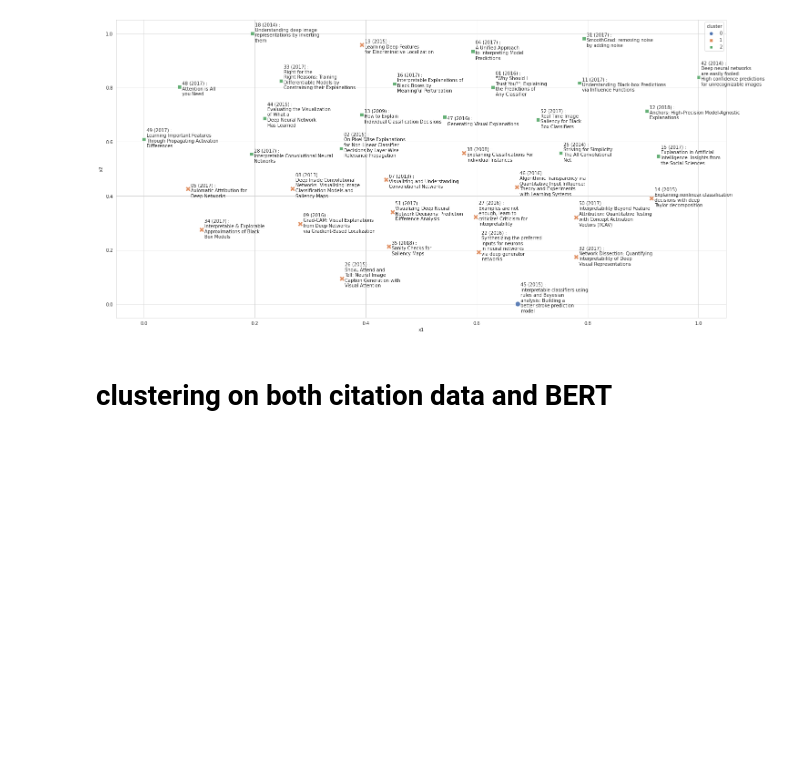
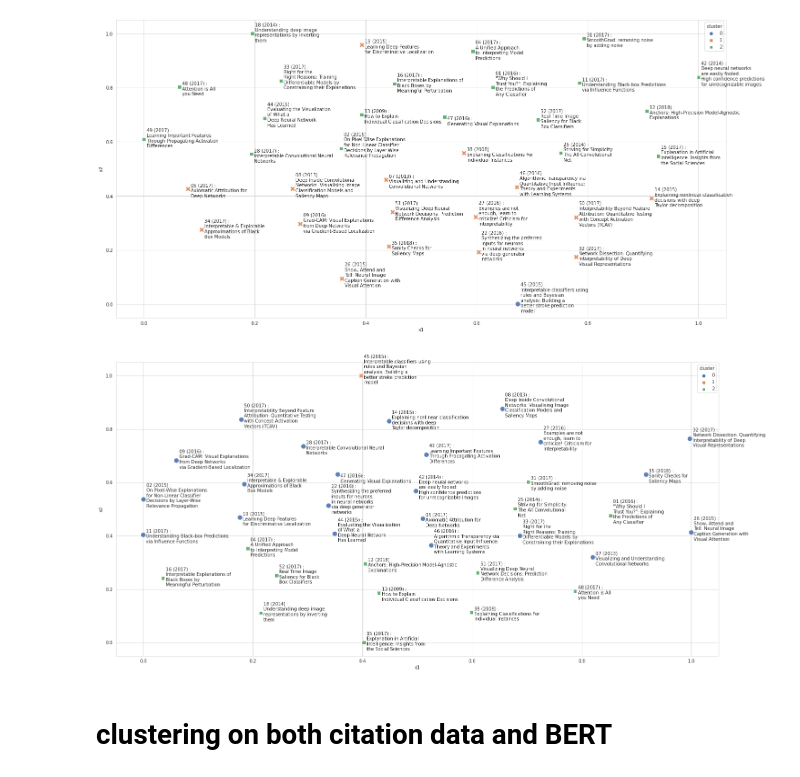
Before and after one commit to mozo64/xai-survey, a Jupyter notebook: src/clustering.ipynb, the cells around one changed output. Saved outputs shown, nothing was run; the diff lists cells and outputs as text; code cells hidden in the pictures; blank space fills up the shorter version.

Commit message:
Clustering of articles on survey data
- SpaCy + citation - 7 clusters

```diff
--- a/src/clustering.ipynb
+++ b/src/clustering.ipynb
@@ -374,0 +394,4 @@ explained variance perc = 59.99654682931723%
+# %%
+df_edges_spacy = pd.concat([df_edges_one_hot['article_which_cities'], df_edges_spacy], axis=1, join="inner")
+df_edges_spacy['cluster_kmeans'] = -1
+df_edges_spacy
@@ -374,0 +419,3 @@ explained variance perc = 59.99654682931723%
+# %%
+df_edges_spacy_lsa = get_LSA(df_edges_spacy, 'article_which_cities', 3)
+df_edges_spacy_lsa
@@ -379,11 +445,13 @@ df_edges_one_hot = k_means(df_edges_one_hot, 'article_which_cities', 3)
 df_edges_lsa = k_means(df_edges_lsa, 'article_which_cities', 3)
 df_edges_bert = k_means(df_edges_bert, 'article_which_cities', 3)
 df_edges_bert_lsa = k_means(df_edges_bert_lsa, 'article_which_cities', 3)
+df_edges_spacy_lsa = k_means(df_edges_spacy_lsa, 'article_which_cities', 3)
 # %%
 df_tsne_one_hots, df_pca_one_hots = get_TSNE_and_PCA_embeddings(df_edges_one_hot, 'article_which_cities')
 df_tsne_lsa, df_pca_lsa = get_TSNE_and_PCA_embeddings(df_edges_lsa, 'article_which_cities')
 df_tsne_bert, df_pca_bert = get_TSNE_and_PCA_embeddings(df_edges_bert, 'article_which_cities')
 df_tsne_bert_lsa, df_pca_bert_lsa = get_TSNE_and_PCA_embeddings(df_edges_bert_lsa, 'article_which_cities')
+df_tsne_spacy_lsa, df_pca_spacy_lsa = get_TSNE_and_PCA_embeddings(df_edges_spacy_lsa, 'article_which_cities')
 # %%
 _save_pandas_pickle(df_tsne_one_hots, 'df_tsne_one_hots', "notebooks/xai-survey/clusters-embeddings")
 _save_pandas_pickle(df_pca_one_hots, 'df_pca_one_hots', "notebooks/xai-survey/clusters-embeddings")
@@ -437,6 +501,10 @@ visualise_clusters(df_tsne_bert_lsa)
 # visualise_clusters(df_pca_bert_lsa)
 # %% [output]
 [figure]
+# %%
+visualise_clusters(df_tsne_spacy_lsa)
+# %% [output]
+[figure, added]
 # %% [markdown]
 # clustering on both citation data and BERT
 # %%
```
Also changed, not shown: parts of 10 cells of this notebook.
